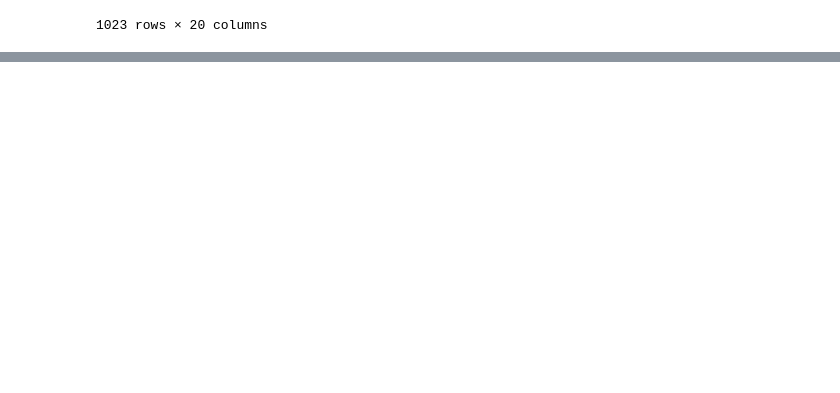
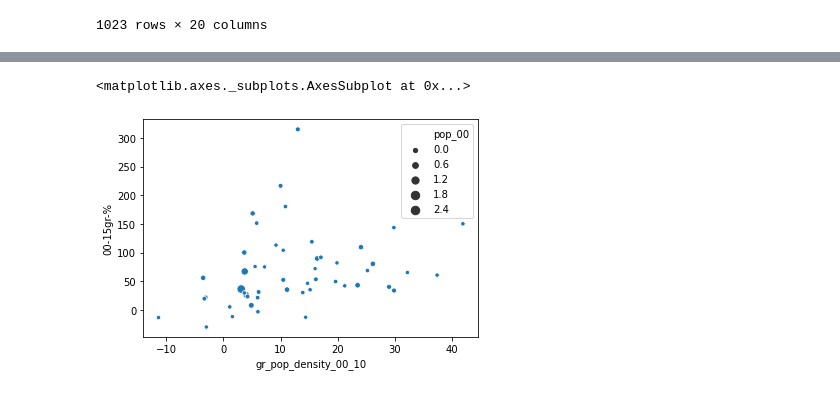
Before and after one commit to 107SBakst/107SBakst.github.io, a Jupyter notebook: Python/Project_chart2.ipynb, the cells around one changed output, grey strips where cells are left out. Cells and saved outputs as stored; diff of their text form; code cells hidden in the pictures; blank space fills up the shorter version.

Commit message:
mdf complete for python innovation chart

```diff
--- a/Python/Project_chart2.ipynb
+++ b/Python/Project_chart2.ipynb
@@ -364,4 +365,4 @@ metroip = metroip[0:374] # This is to drop the row that totals all MSA rows.
 metroip['2000'] = metroip['2000'].astype(float)
 metroip['2015'] = metroip['2015'].astype(float)
 metroip['00-15gr-%'] = ((metroip['2015'] - metroip['2000'])/metroip['2000'])*100
-#metroip = metroip[metroip['00-15gr-%'] ]
+metroip2 = metroip[~metroip.isin([np.nan, np.inf, -np.inf]).any(1)] # This is to remove all rows with inf or nan values in the 00-15gr-% column. Without values we cannot do any graphical analysis on these rows.
@@ -367,0 +385,7 @@ metroip['00-15gr-%'] = ((metroip['2015'] - metroip['2000'])/metroip['2000'])*100
+# %%
+data = pd.read_excel(r'C:\Users\vw191\OneDrive - University of Bristol\Course\3rd year\Data Science\Project\Chart_2_Innovation\copy of cbsa-report-chapter-3-data.xlsx', encoding='cp1252')
+df = data[8:373]
+df.columns=['MSA_id', 'MSA', 'area_type','pop_00', 'pop_10','land_area_miles2_10','pop_density_00','pop_density_10','pop_weighted_00','pop_weighted_10','change_00_10']
+df.MSA_id = df.MSA_id.astype(float)
+df['MSA_id2'] = df['MSA_id'] + 100000
+df
@@ -367,0 +416,8 @@ metroip['00-15gr-%'] = ((metroip['2015'] - metroip['2000'])/metroip['2000'])*100
+# %%
+#df.MSA_id2 = df.MSA_id2.astype('str')
+metroip2.id_code = metroip2.id_code.astype('float')
+mdf = pd.merge(metroip2,df,left_on='id_code',right_on='MSA_id2')
+
+mdf['gr_pop_density_00_10'] = ((mdf['pop_density_10'] - mdf['pop_density_00'])/mdf['pop_density_00'])*100
+mdf = mdf.sort_values(['pop_00'], ascending=False)
+mdf
@@ -367,0 +443,7 @@ metroip['00-15gr-%'] = ((metroip['2015'] - metroip['2000'])/metroip['2000'])*100
+# %%
+mdf = mdf.sort_values(['pop_00'], ascending=False)
+dat = mdf[0:50]
+sns.scatterplot(data=dat,x='gr_pop_density_00_10',y='00-15gr-%',size='pop_00')
+# %% [output]
+<matplotlib.axes._subplots.AxesSubplot at 0x...>
+[figure, added]
```
Also changed, not shown: parts of 5 cells of this notebook.
